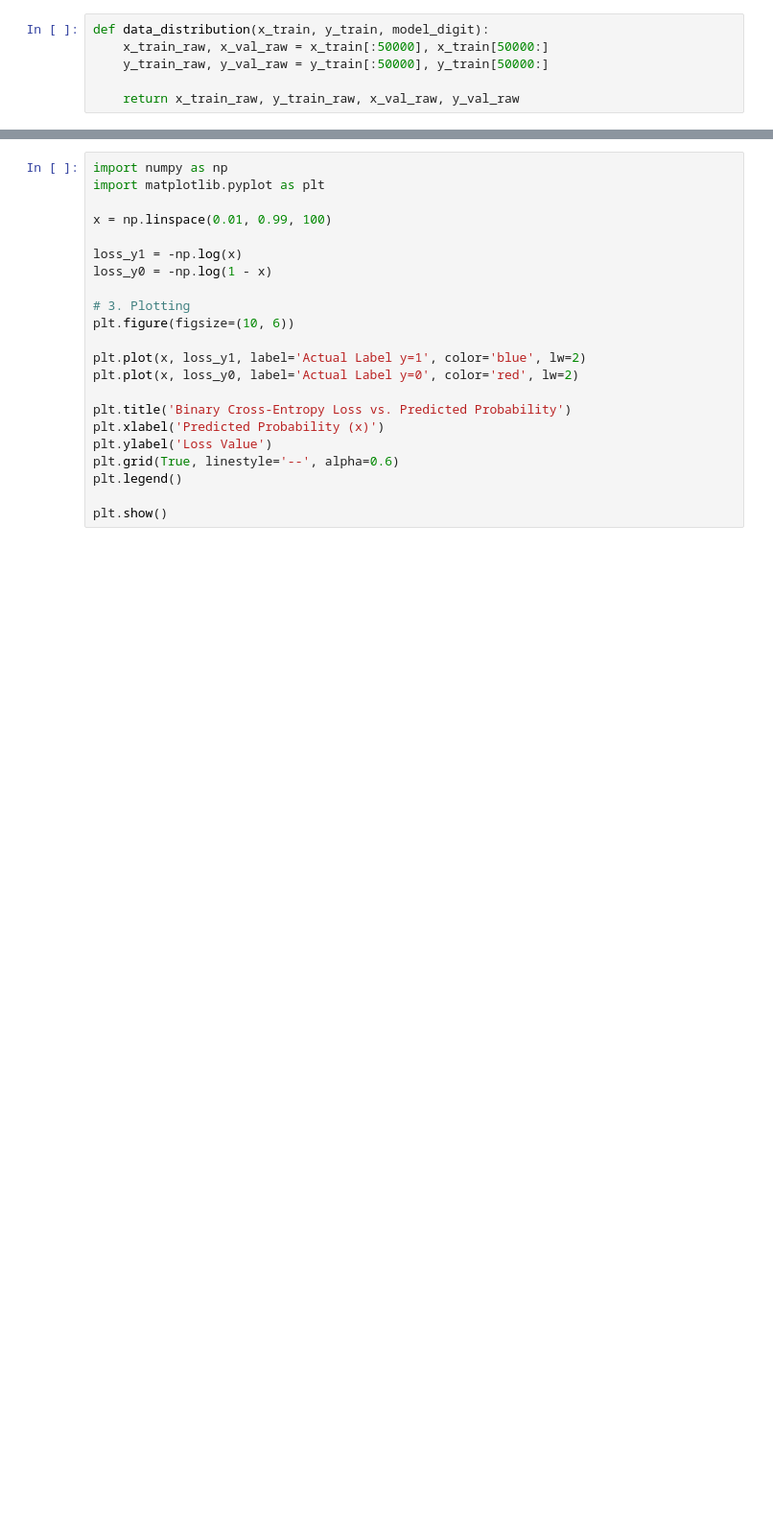
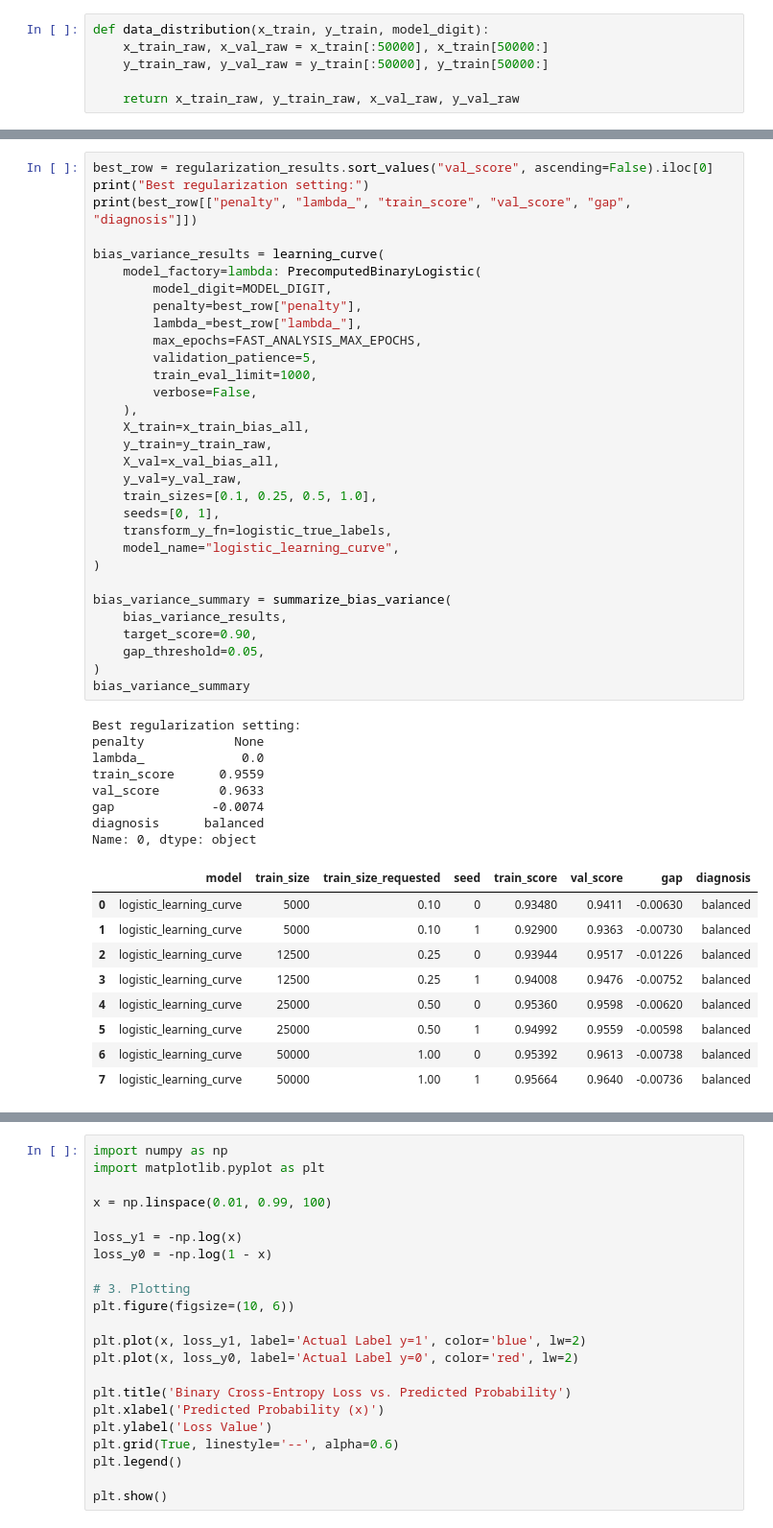
Before and after one commit to Ahmed-Fahmy00/Mnist-Classification, a Jupyter notebook: src/pipelines/phase1_logistic.ipynb, the cells around one changed output, grey strips where cells are left out. Shown at 96% size. Cells and saved outputs as stored; diff of their text form; blank space fills up the shorter version.

```diff
--- a/src/pipelines/phase1_logistic.ipynb
+++ b/src/pipelines/phase1_logistic.ipynb
@@ -323,0 +584,49 @@ Confusion Matrix:
+# %%
+best_row = regularization_results.sort_values("val_score", ascending=False).iloc[0]
+print("Best regularization setting:")
+print(best_row[["penalty", "lambda_", "train_score", "val_score", "gap", "diagnosis"]])
+
+bias_variance_results = learning_curve(
+    model_factory=lambda: PrecomputedBinaryLogistic(
+        model_digit=MODEL_DIGIT,
+        penalty=best_row["penalty"],
+        lambda_=best_row["lambda_"],
+        max_epochs=FAST_ANALYSIS_MAX_EPOCHS,
+        validation_patience=5,
+        train_eval_limit=1000,
+        verbose=False,
+    ),
+    X_train=x_train_bias_all,
+    y_train=y_train_raw,
+    X_val=x_val_bias_all,
+    y_val=y_val_raw,
+    train_sizes=[0.1, 0.25, 0.5, 1.0],
+    seeds=[0, 1],
+    transform_y_fn=logistic_true_labels,
+    model_name="logistic_learning_curve",
+)
+
+bias_variance_summary = summarize_bias_variance(
+    bias_variance_results,
+    target_score=0.90,
+    gap_threshold=0.05,
+)
+bias_variance_summary
+# %% [output]
+Best regularization setting:
+penalty            None
+lambda_             0.0
+train_score      0.9559
+val_score        0.9633
+gap             -0.0074
+diagnosis      balanced
+Name: 0, dtype: object
+|  | model | train_size | train_size_requested | seed | train_score | val_score | gap | diagnosis |
+| 0 | logistic_learning_curve | 5000 | 0.10 | 0 | 0.93480 | 0.9411 | -0.00630 | balanced |
+| 1 | logistic_learning_curve | 5000 | 0.10 | 1 | 0.92900 | 0.9363 | -0.00730 | balanced |
+| 2 | logistic_learning_curve | 12500 | 0.25 | 0 | 0.93944 | 0.9517 | -0.01226 | balanced |
+| 3 | logistic_learning_curve | 12500 | 0.25 | 1 | 0.94008 | 0.9476 | -0.00752 | balanced |
+| 4 | logistic_learning_curve | 25000 | 0.50 | 0 | 0.95360 | 0.9598 | -0.00620 | balanced |
+| 5 | logistic_learning_curve | 25000 | 0.50 | 1 | 0.94992 | 0.9559 | -0.00598 | balanced |
+| 6 | logistic_learning_curve | 50000 | 1.00 | 0 | 0.95392 | 0.9613 | -0.00738 | balanced |
+| 7 | logistic_learning_curve | 50000 | 1.00 | 1 | 0.95664 | 0.9640 | -0.00736 | balanced |
```
Also changed, not shown: parts of 12 cells of this notebook, 4 other files.
